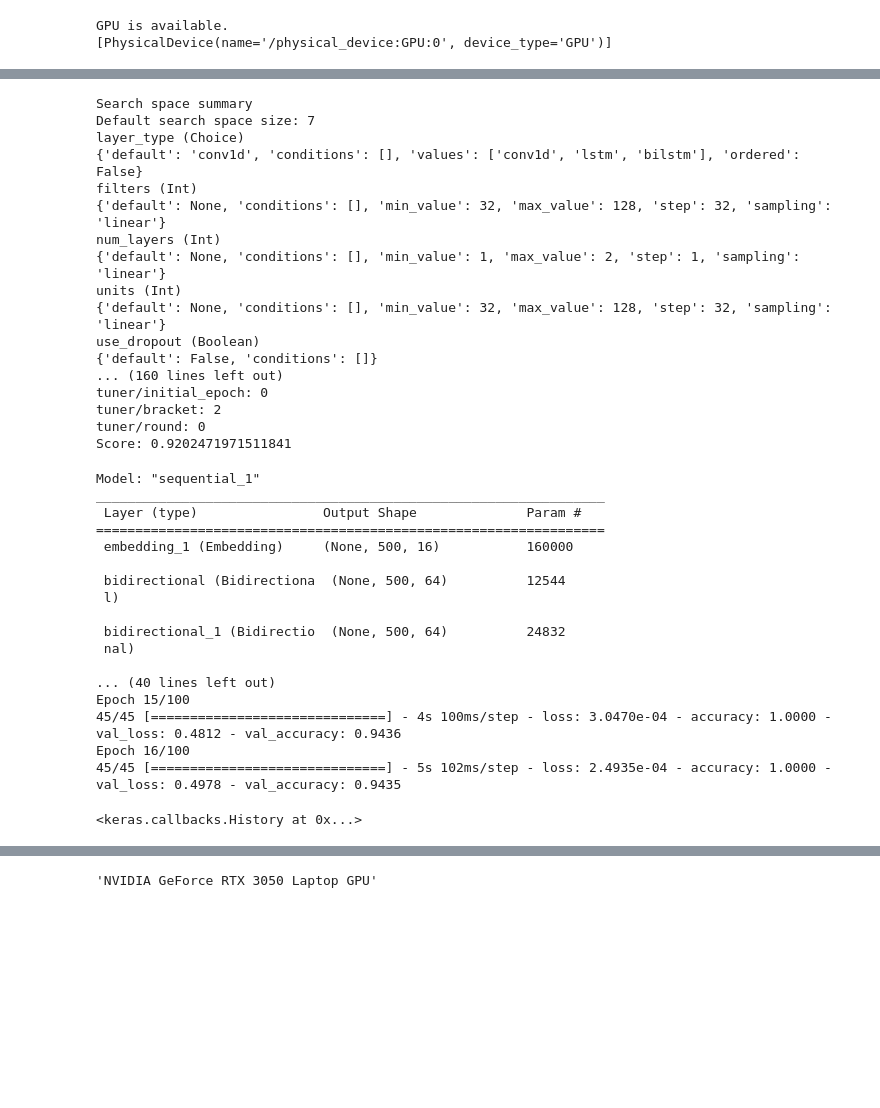
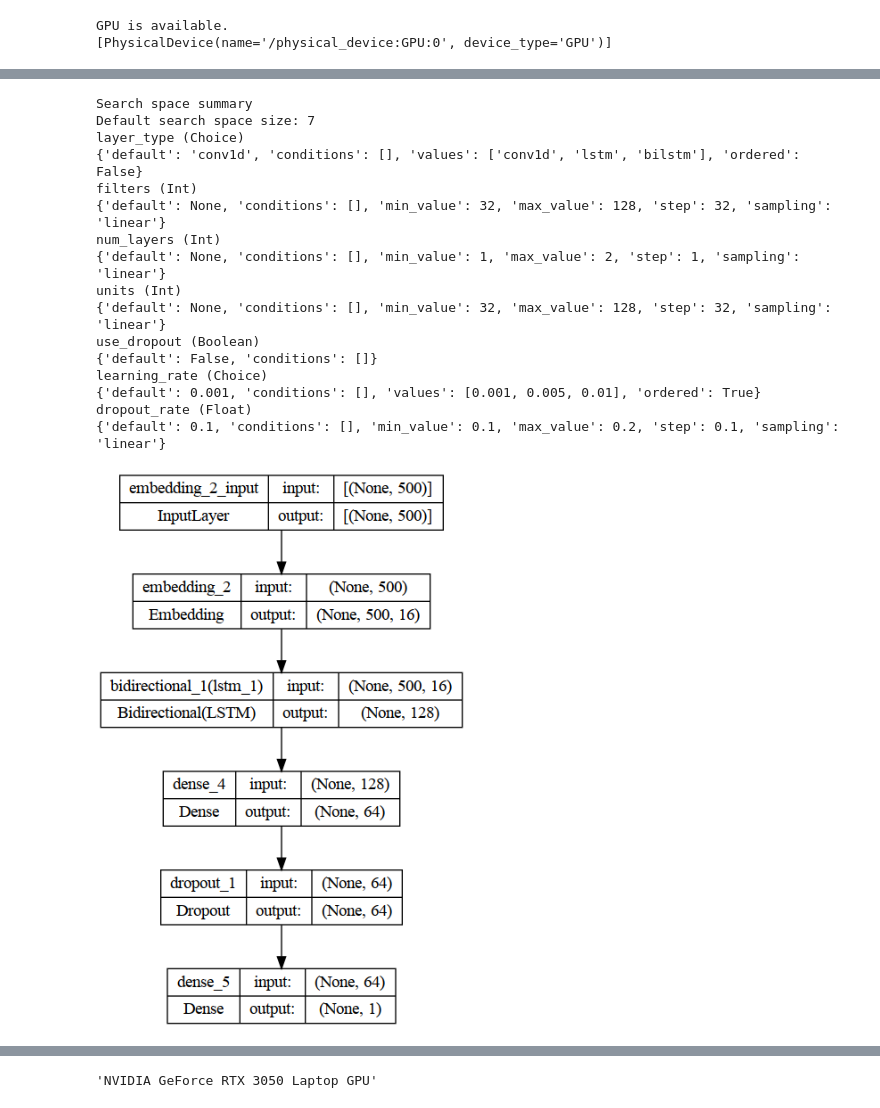
Before and after one commit to Alxx-0212/human-vs-ai-generated-text-classification, a Jupyter notebook: notebooks/exploratory_data_analysis_&_modeling.ipynb, the cells around one changed output, grey strips where cells are left out. Drawn from its saved outputs; the diff is of its cells as text; code cells hidden in the pictures; blank space fills up the shorter version.

```diff
--- a/notebooks/exploratory_data_analysis_&_modeling.ipynb
+++ b/notebooks/exploratory_data_analysis_&_modeling.ipynb
@@ -547,15 +573,15 @@ def build_model(hp):
         model.add(tf.keras.layers.Conv1D(filters=hp.Int("filters",min_value=32,max_value=128,step=32),kernel_size=5,activation="relu"))
     elif layer_type=="lstm":
         num_layers = hp.Int('num_layers', min_value=1, max_value=2, step=1)
-        for i in range(num_layers):
-            if i<num_layers:
+        for i in range(int(num_layers)):
+            if i<(int(num_layers)-1):
                 model.add(tf.keras.layers.LSTM(hp.Int("units",min_value=32,max_value=64,step=32),return_sequences=True))
             else:
                 model.add(tf.keras.layers.LSTM(hp.Int("units",min_value=32,max_value=64,step=32)))
     else:
         num_layers = hp.Int('num_layers', min_value=1, max_value=2, step=1)
-        for i in range(num_layers):
-            if i<num_layers:
+        for i in range(int(num_layers)):
+            if i<(int(num_layers)-1):
                 model.add(tf.keras.layers.Bidirectional(tf.keras.layers.LSTM(hp.Int("units",min_value=32,max_value=64,step=32),return_sequences=True)))
             else:
                 model.add(tf.keras.layers.Bidirectional(tf.keras.layers.LSTM(hp.Int("units",min_value=32,max_value=64,step=32))))
@@ -576,8 +602,9 @@ def build_model(hp):
             model.add(tf.keras.layers.Dropout(hp.Float('dropout_rate', min_value=0.1, max_value=0.2, step=0.1)))
 
     model.add(tf.keras.layers.Dense(1, activation="sigmoid"))
-    print(model.summary())
+
     model.compile(loss=tf.keras.losses.BinaryCrossentropy(),optimizer=tf.keras.optimizers.Adam(learning_rate=hp.Choice('learning_rate',[0.001, 0.005, 0.01])), metrics=["accuracy"])
+
     return model
 # %%
 tuner = keras_tuner.Hyperband(build_model,
@@ -601,6 +623,6 @@ INFO:tensorflow:Oracle triggered exit
 # %%
 tuner.search_space_summary()
-tuner.results_summary()
+# tuner.results_summary()
 # %% [output]
 Search space summary
 Default search space size: 7
@@ -614,31 +636,13 @@ units (Int)
 {'default': None, 'conditions': [], 'min_value': 32, 'max_value': 128, 'step': 32, 'sampling': 'linear'}
 use_dropout (Boolean)
 {'default': False, 'conditions': []}
-... (160 lines left out)
-tuner/initial_epoch: 0
-tuner/bracket: 2
-tuner/round: 0
-Score: 0.9202471971511841
+learning_rate (Choice)
+{'default': 0.001, 'conditions': [], 'values': [0.001, 0.005, 0.01], 'ordered': True}
+dropout_rate (Float)
+{'default': 0.1, 'conditions': [], 'min_value': 0.1, 'max_value': 0.2, 'step': 0.1, 'sampling': 'linear'}
 # %%
 hypermodel = tuner.hypermodel.build(best_hps)
-
-hypermodel.fit(training_set, Y_train, epochs=100, validation_data=(testing_set, Y_test), batch_size=64, callbacks=[callback])
+plot_model(hypermodel,show_shapes=True, show_layer_names=True)
+# hypermodel.fit(training_set, Y_train, epochs=100, validation_data=(validation_set, Y_val), batch_size=64, callbacks=[callback])
 # %% [output]
-Model: "sequential_1"
-_________________________________________________________________
- Layer (type)                Output Shape              Param #
-=================================================================
- embedding_1 (Embedding)     (None, 500, 16)           160000
-
- bidirectional (Bidirectiona  (None, 500, 64)          12544
- l)
-
- bidirectional_1 (Bidirectio  (None, 500, 64)          24832
- nal)
-
-... (40 lines left out)
-Epoch 15/100
-45/45 [==============================] - 4s 100ms/step - loss: 3.0470e-04 - accuracy: 1.0000 - val_loss: 0.4812 - val_accuracy: 0.9436
-Epoch 16/100
-45/45 [==============================] - 5s 102ms/step - loss: 2.4935e-04 - accuracy: 1.0000 - val_loss: 0.4978 - val_accuracy: 0.9435
-<keras.callbacks.History at 0x...>
+[figure, added]
```
Also changed, not shown: parts of 35 cells of this notebook.
